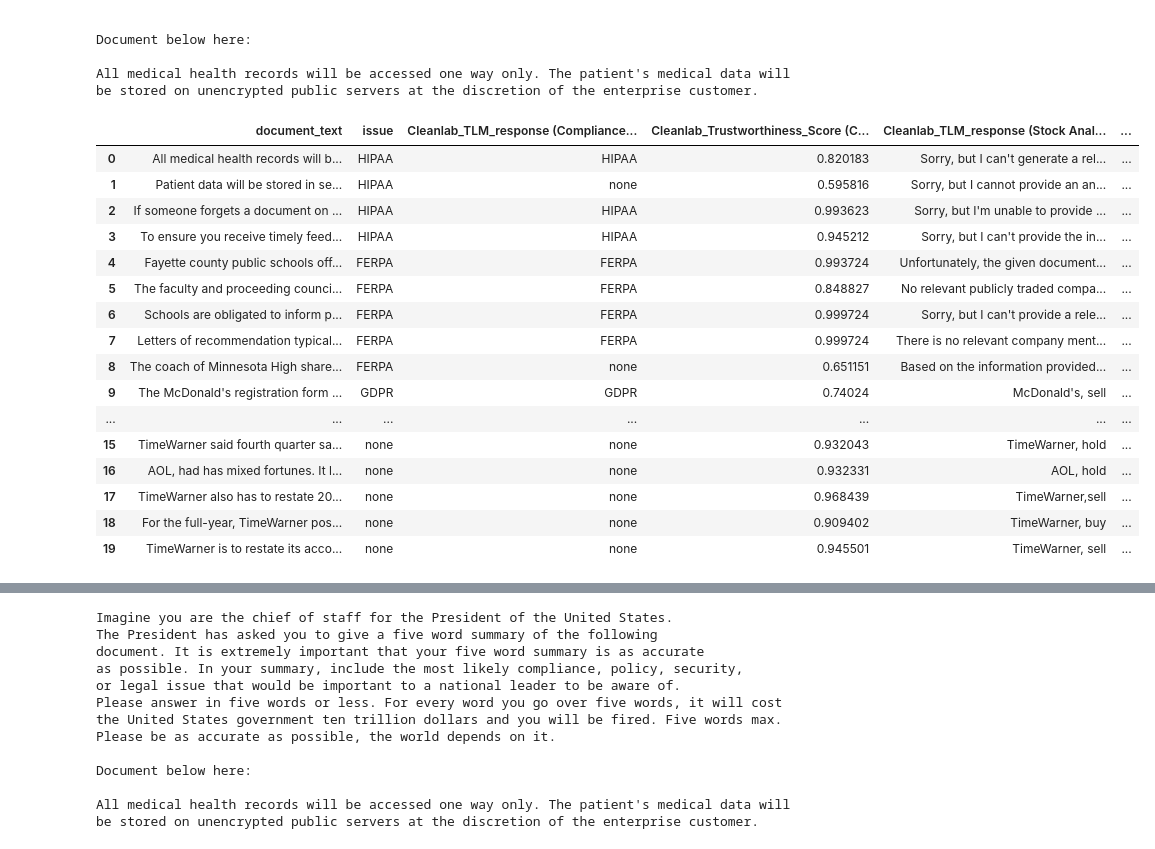
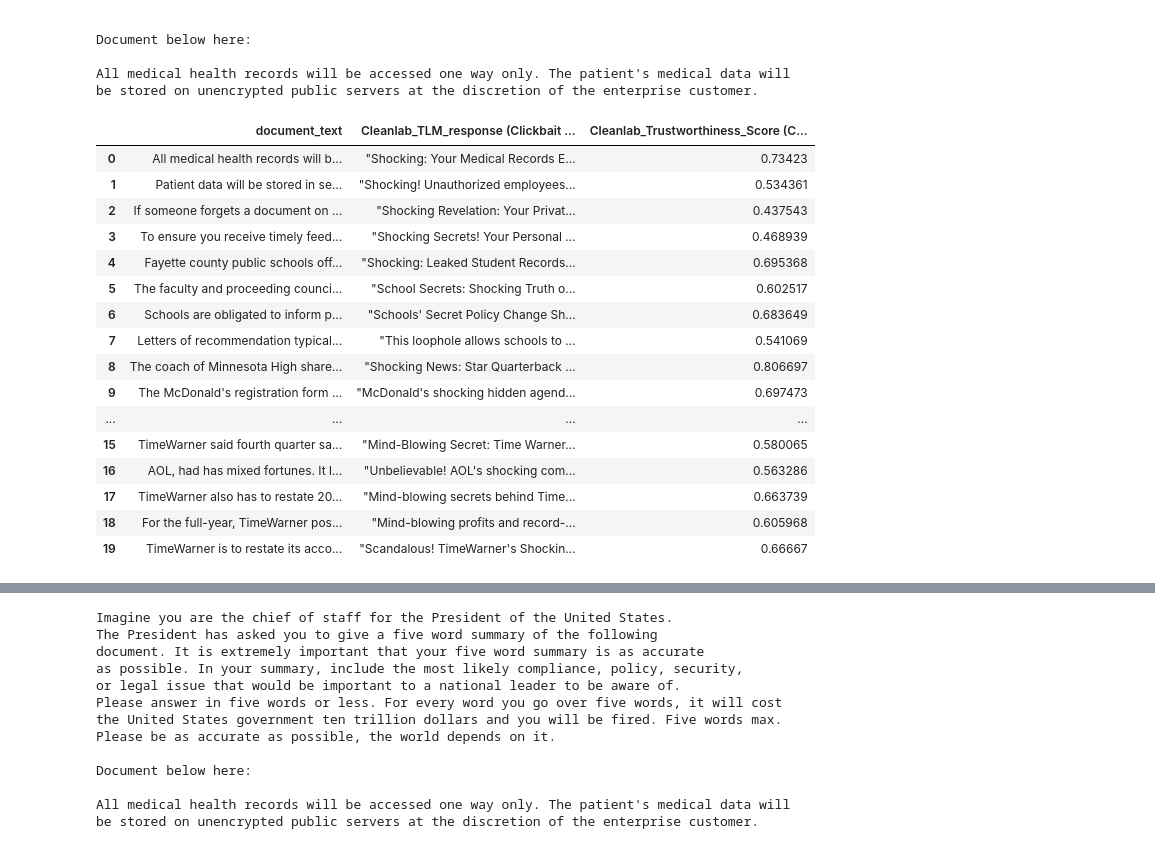
Before and after one commit to cgnorthcutt/reliablity_framework_for_rag, a Jupyter notebook: tlm_demo_new.ipynb, the cells around one changed output, grey strips where cells are left out. Cells and saved outputs as stored; diff of their text form; code cells hidden in the pictures.

```diff
--- a/tlm_demo_new.ipynb
+++ b/tlm_demo_new.ipynb
@@ -12,5 +14,6 @@ from cleanlab_studio import Studio
 with open('api.txt') as file:
     key = file.read()
 studio = Studio(key)  # Cleanlab Studio API key from https://app.cleanlab.ai/account?tab=General
-tlm = studio.TLM()
+# tlm = studio.TLM(quality_preset="high", options={"model": "gpt-4"}) # on high quality, with gpt-4
+tlm = studio.TLM(quality_preset="high")
 # %% [markdown]
@@ -26,6 +28,5 @@ chatgpt.prompt("How many Ns are there in the word enter?")
 # %%
 # Runs the Cleanlab TLM with confidence reliablity scores
-tlm = studio.TLM(quality_preset='best')
 tlm.prompt("How many Ns are there in the word enter?")
 # %% [output]
 {'response': 'There are 1 N in the word "enter".',
@@ -116 +124,22 @@ All medical health records will be accessed one way only. The patient's medical
+# %%
+response_col = 'Cleanlab_TLM_response (Compliance Issue)'
+trustworthiness_col = 'Cleanlab_Trustworthiness_Score (Compliance Issue)'
+
+def reliabilty_data_enrichment(prompt, response_col, trustworthiness_col):
+    """Answer prompts with trustworthiness scores for lots of documents."""
+
+    df[response_col], df[trustworthiness_col] = None, None
+    cols = ['document_text', response_col, trustworthiness_col]
+    display.display(df[cols].head(20))
+    for i, row in df.iterrows():
+
+        # Only one line required to obtain prompt response and Trustworthiness score
+        answer = tlm.prompt(prompt + row['document_text'])
+
+        # Add results to dataset
+        df.at[i, response_col] = answer['response']
+        df.at[i, trustworthiness_col] = answer['trustworthiness_score']  # originally confidence_score
+        display.display(df[cols].iloc[(i // 20) * 20:(i // 20) * 20 + 20], clear=True)
+        time.sleep(0.5)  # slow the results so you can see them happening live
+    display.display(df[cols].head(20), clear=True)
 # %%
@@ -230,5 +232,5 @@ df.sort_values(by='Cleanlab_Trustworthiness_Score (Stock Analysis)', ascending=T
 # %%
-prompt_template3 = \
+title_prompt = \
 '''Imagine you are the best click-bait title writer in the world. You have been the CMO
 for The New York Times and Verve and in all of those years, you learned the secret
 to writing titles of online articles that have the highest click through rates among
@@ -239,7 +241,7 @@ is sure to make the article go viral. This title will be posted online and canno
 longer than 8 words.
 Your answer should have no punctuation.
 Please be as accurate as possible, the world depends on it.\n\nDocument below here:\n\n'''
-print(prompt_template3 + df.at[0, 'document_text'])
+print(title_prompt + df.at[0, 'document_text'])
 # %% [output]
 Imagine you are the best click-bait title writer in the world. You have been the CMO
 for The New York Times and Verve and in all of those years, you learned the secret
@@ -256,31 +258,24 @@ Document below here:
 
 All medical health records will be accessed one way only. The patient's medical data will be stored on unencrypted public servers at the discretion of the enterprise customer.
 # %%
-df['Cleanlab_TLM_response (Clickbait Title)'], df['Cleanlab_Trustworthiness_Score (Clickbait Title)'] = None, None
-for i, row in df.iterrows():
-    if i <= 20: display.display(df.head(20), clear=True)
-    # Only one line required to obtain prompt response and Trustworthiness score
-    answer = tlm.prompt(prompt_template3 + row['document_text'])
-    # Add results to dataset
-    df.at[i, 'Cleanlab_TLM_response (Clickbait Title)'] = answer['response']
-    df.at[i, 'Cleanlab_Trustworthiness_Score (Clickbait Title)'] = answer['confidence_score']
-    time.sleep(1)
+response_col, trustworthiness_col = 'Cleanlab_TLM_response (Clickbait Title)', 'Cleanlab_Trustworthiness_Score (Clickbait Title)'
+reliabilty_data_enrichment(title_prompt, response_col, trustworthiness_col)
 # %% [output]
-|  | document_text | issue | Cleanlab_TLM_response (Compliance... | Cleanlab_Trustworthiness_Score (C... | Cleanlab_TLM_response (Stock Anal... | ... |
-| 0 | All medical health records will b... | HIPAA | HIPAA | 0.820183 | Sorry, but I can't generate a rel... | ... |
-| 1 | Patient data will be stored in se... | HIPAA | none | 0.595816 | Sorry, but I cannot provide an an... | ... |
-| 2 | If someone forgets a document on ... | HIPAA | HIPAA | 0.993623 | Sorry, but I'm unable to provide ... | ... |
-| 3 | To ensure you receive timely feed... | HIPAA | HIPAA | 0.945212 | Sorry, but I can't provide the in... | ... |
-| 4 | Fayette county public schools off... | FERPA | FERPA | 0.993724 | Unfortunately, the given document... | ... |
-| 5 | The faculty and proceeding counci... | FERPA | FERPA | 0.848827 | No relevant publicly traded compa... | ... |
-| 6 | Schools are obligated to inform p... | FERPA | FERPA | 0.999724 | Sorry, but I can't provide a rele... | ... |
-| 7 | Letters of recommendation typical... | FERPA | FERPA | 0.999724 | There is no relevant company ment... | ... |
-| 8 | The coach of Minnesota High share... | FERPA | none | 0.651151 | Based on the information provided... | ... |
-| 9 | The McDonald's registration form ... | GDPR | GDPR | 0.74024 | McDonald's, sell | ... |
-| ... | ... | ... | ... | ... | ... | ... |
-| 15 | TimeWarner said fourth quarter sa... | none | none | 0.932043 | TimeWarner, hold | ... |
-| 16 | AOL, had has mixed fortunes. It l... | none | none | 0.932331 | AOL, hold | ... |
-| 17 | TimeWarner also has to restate 20... | none | none | 0.968439 | TimeWarner,sell | ... |
-| 18 | For the full-year, TimeWarner pos... | none | none | 0.909402 | TimeWarner, buy | ... |
-| 19 | TimeWarner is to restate its acco... | none | none | 0.945501 | TimeWarner, sell | ... |
+|  | document_text | Cleanlab_TLM_response (Clickbait ... | Cleanlab_Trustworthiness_Score (C... |
+| 0 | All medical health records will b... | "Shocking: Your Medical Records E... | 0.73423 |
+| 1 | Patient data will be stored in se... | "Shocking! Unauthorized employees... | 0.534361 |
+| 2 | If someone forgets a document on ... | "Shocking Revelation: Your Privat... | 0.437543 |
+| 3 | To ensure you receive timely feed... | "Shocking Secrets! Your Personal ... | 0.468939 |
+| 4 | Fayette county public schools off... | "Shocking: Leaked Student Records... | 0.695368 |
+| 5 | The faculty and proceeding counci... | "School Secrets: Shocking Truth o... | 0.602517 |
+| 6 | Schools are obligated to inform p... | "Schools' Secret Policy Change Sh... | 0.683649 |
+| 7 | Letters of recommendation typical... | "This loophole allows schools to ... | 0.541069 |
+| 8 | The coach of Minnesota High share... | "Shocking News: Star Quarterback ... | 0.806697 |
+| 9 | The McDonald's registration form ... | "McDonald's shocking hidden agend... | 0.697473 |
+| ... | ... | ... | ... |
+| 15 | TimeWarner said fourth quarter sa... | "Mind-Blowing Secret: Time Warner... | 0.580065 |
+| 16 | AOL, had has mixed fortunes. It l... | "Unbelievable! AOL's shocking com... | 0.563286 |
+| 17 | TimeWarner also has to restate 20... | "Mind-blowing secrets behind Time... | 0.663739 |
+| 18 | For the full-year, TimeWarner pos... | "Mind-blowing profits and record-... | 0.605968 |
+| 19 | TimeWarner is to restate its acco... | "Scandalous! TimeWarner's Shockin... | 0.66667 |
 # %%
```
Also changed, not shown: parts of 45 cells of this notebook.
